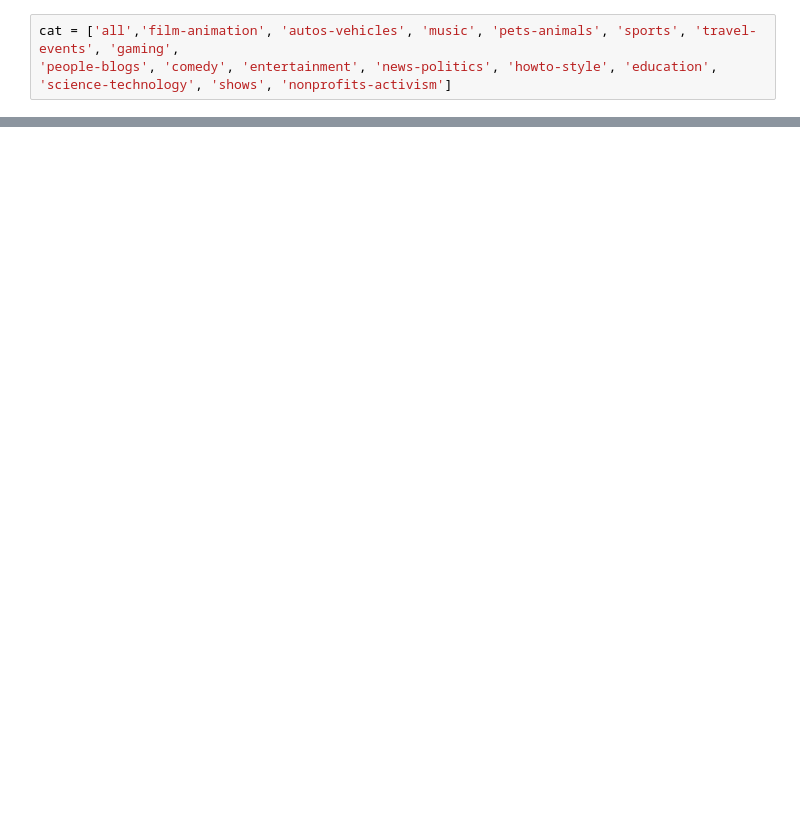
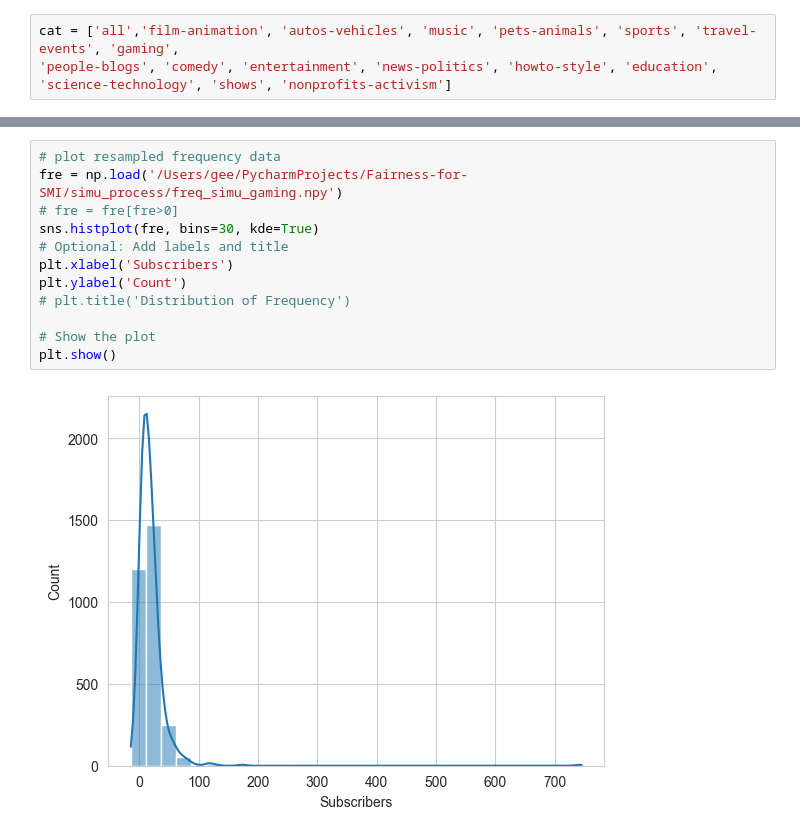
Before and after one commit to gee-siqi/Fairness-for-SMI, a Jupyter notebook: script/date_correlation.ipynb, the cells around one changed output, grey strips where cells are left out. Saved outputs shown, nothing was run; the diff lists cells and outputs as text; blank space fills up the shorter version.

```diff
--- a/script/date_correlation.ipynb
+++ b/script/date_correlation.ipynb
@@ -118,0 +153,14 @@ plot_reg(cat, desired_df, yup = 1.5 *1e7, xup = 500)
+# %%
+# plot resampled frequency data
+fre = np.load('/Users/gee/PycharmProjects/Fairness-for-SMI/simu_process/freq_simu_gaming.npy')
+# fre = fre[fre>0]
+sns.histplot(fre, bins=30, kde=True)
+# Optional: Add labels and title
+plt.xlabel('Subscribers')
+plt.ylabel('Count')
+# plt.title('Distribution of Frequency')
+
+# Show the plot
+plt.show()
+# %% [output]
+[figure, added]
```
Also changed, not shown: parts of 17 cells of this notebook, 28 other files.
